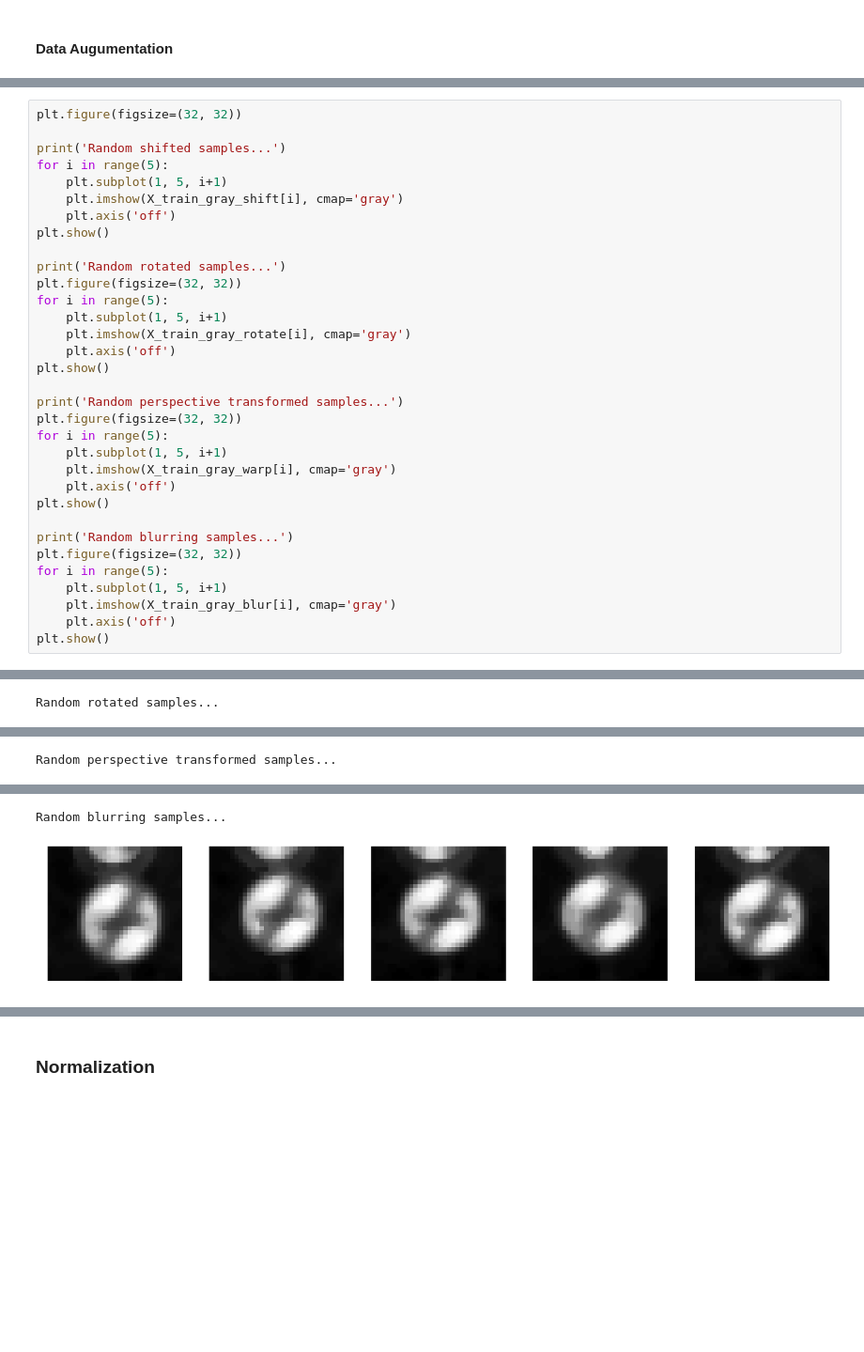
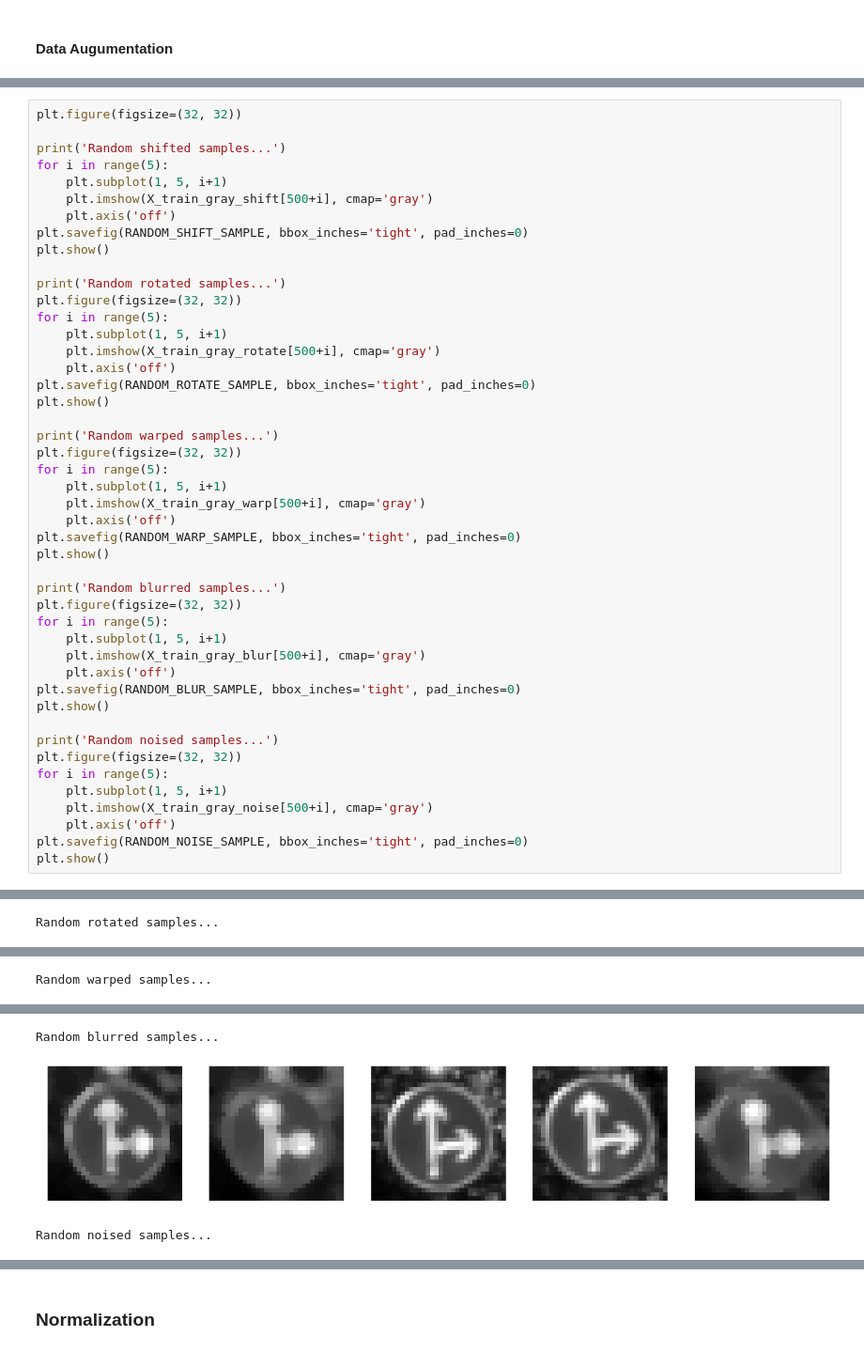
Before and after one commit to dragon7-fc/CarND-Traffic-Sign-Classifier-Project, a Jupyter notebook: Traffic_Sign_Classifier.ipynb, the cells around one changed output, grey strips where cells are left out. Shown at 94% size. Cells and saved outputs as stored; diff of their text form; blank space fills up the shorter version.

```diff
--- a/Traffic_Sign_Classifier.ipynb
+++ b/Traffic_Sign_Classifier.ipynb
@@ -283,32 +322,45 @@ plt.figure(figsize=(32, 32))
 print('Random shifted samples...')
 for i in range(5):
     plt.subplot(1, 5, i+1)
-    plt.imshow(X_train_gray_shift[i], cmap='gray')
+    plt.imshow(X_train_gray_shift[500+i], cmap='gray')
     plt.axis('off')
+plt.savefig(RANDOM_SHIFT_SAMPLE, bbox_inches='tight', pad_inches=0)
 plt.show()
 
 print('Random rotated samples...')
 plt.figure(figsize=(32, 32))
 for i in range(5):
     plt.subplot(1, 5, i+1)
-    plt.imshow(X_train_gray_rotate[i], cmap='gray')
+    plt.imshow(X_train_gray_rotate[500+i], cmap='gray')
     plt.axis('off')
+plt.savefig(RANDOM_ROTATE_SAMPLE, bbox_inches='tight', pad_inches=0)
 plt.show()
 
-print('Random perspective transformed samples...')
+print('Random warped samples...')
 plt.figure(figsize=(32, 32))
 for i in range(5):
     plt.subplot(1, 5, i+1)
-    plt.imshow(X_train_gray_warp[i], cmap='gray')
+    plt.imshow(X_train_gray_warp[500+i], cmap='gray')
     plt.axis('off')
+plt.savefig(RANDOM_WARP_SAMPLE, bbox_inches='tight', pad_inches=0)
 plt.show()
 
-print('Random blurring samples...')
+print('Random blurred samples...')
 plt.figure(figsize=(32, 32))
 for i in range(5):
     plt.subplot(1, 5, i+1)
-    plt.imshow(X_train_gray_blur[i], cmap='gray')
+    plt.imshow(X_train_gray_blur[500+i], cmap='gray')
     plt.axis('off')
+plt.savefig(RANDOM_BLUR_SAMPLE, bbox_inches='tight', pad_inches=0)
 plt.show()
+
+print('Random noised samples...')
+plt.figure(figsize=(32, 32))
+for i in range(5):
+    plt.subplot(1, 5, i+1)
+    plt.imshow(X_train_gray_noise[500+i], cmap='gray')
+    plt.axis('off')
+plt.savefig(RANDOM_NOISE_SAMPLE, bbox_inches='tight', pad_inches=0)
+plt.show()
 # %% [output]
 Random shifted samples...
@@ -318 +370 @@ Random rotated samples...
-Random perspective transformed samples...
+Random warped samples...
@@ -320,2 +372,3 @@ Random perspective transformed samples...
-Random blurring samples...
+Random blurred samples...
-[figure, old version]
+[figure, new version]
+Random noised samples...
```
Also changed, not shown: parts of 18 cells of this notebook, 22 other files.
